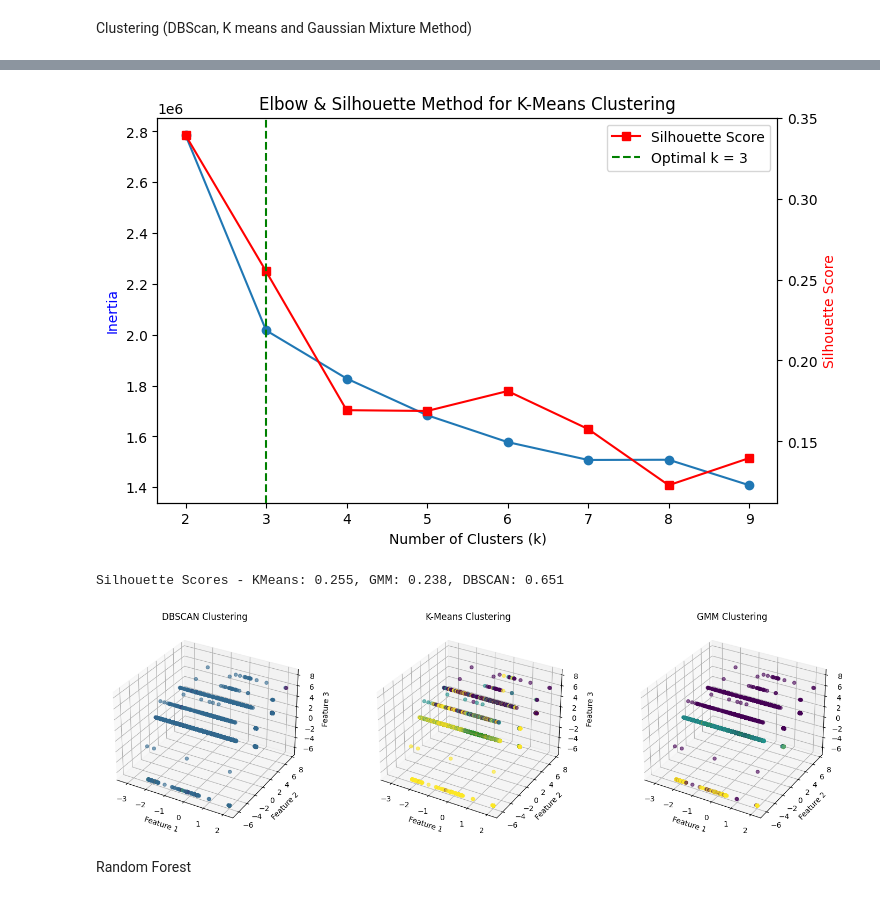
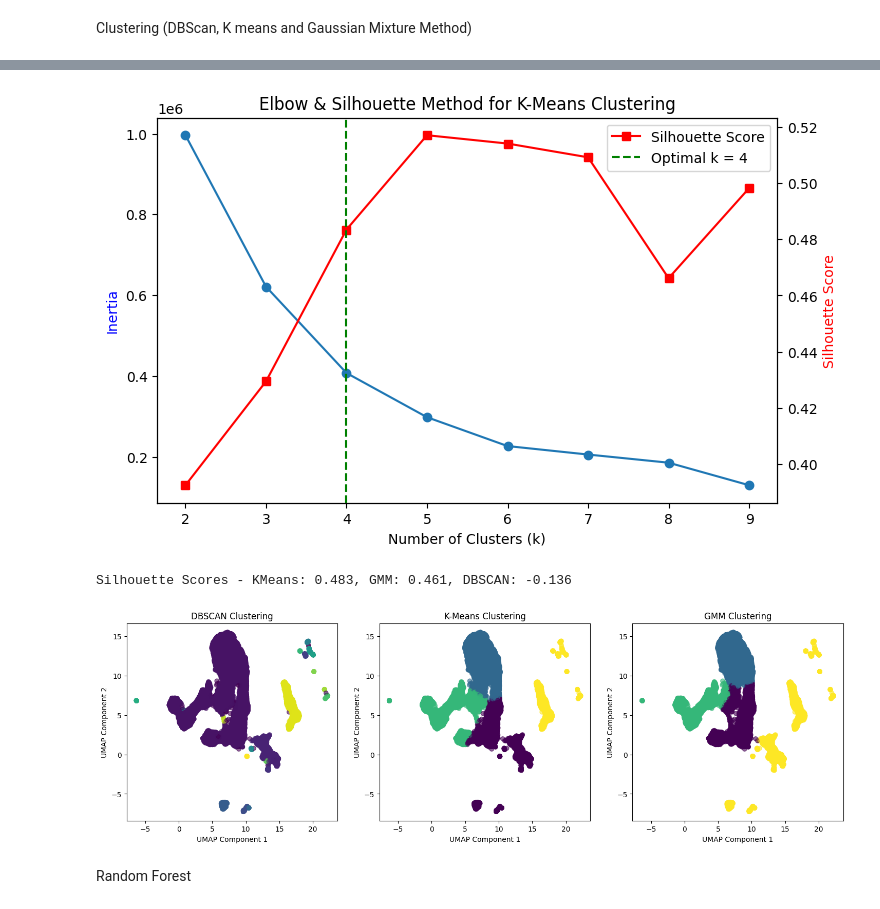
Before and after one commit to Chloy02/Photometric_Redshift_Estimation, a Jupyter notebook: Data_processing_and_model/DB_new.ipynb, the cells around one changed output, grey strips where cells are left out. Cells and saved outputs as stored; diff of their text form; code cells hidden in the pictures.

Commit message:
Updated clustering and Regression code block as per umap changes

```diff
--- a/Data_processing_and_model/DB_new.ipynb
+++ b/Data_processing_and_model/DB_new.ipynb
@@ -72,13 +78,14 @@ from sklearn.cluster import DBSCAN, KMeans
 from sklearn.mixture import GaussianMixture
 from sklearn.neighbors import NearestNeighbors
 from sklearn.metrics import silhouette_score
-
+import matplotlib.pyplot as plt
+import numpy as np
 
 # ---- STEP 6: DETERMINE OPTIMAL DBSCAN EPS ----
 k = 5  # Typically, min_samples value
 nearest_neighbors = NearestNeighbors(n_neighbors=k)
-nearest_neighbors.fit(df_transformed)
-distances, indices = nearest_neighbors.kneighbors(df_transformed)
+nearest_neighbors.fit(X_umap)
+distances, indices = nearest_neighbors.kneighbors(X_umap)
 
 # Sort distances to find the "knee" point
 distances = np.sort(distances[:, -1])  # Last column gives the kth distance
@@ -90,32 +97,27 @@ print(f"Optimal eps for DBSCAN: {optimal_eps:.3f}")
 
 # ---- STEP 6A: APPLY DBSCAN CLUSTERING WITH OPTIMAL EPS ----
 dbscan = DBSCAN(eps=optimal_eps, min_samples=k, metric='euclidean')
-cluster_labels_dbscan = dbscan.fit_predict(df_transformed)
+cluster_labels_dbscan = dbscan.fit_predict(X_umap)
 df_clean.loc[:, 'cluster_dbscan'] = cluster_labels_dbscan
 
 # ---- STEP 6B: APPLY K-MEANS & GMM ----
-# Determine the optimal number of clusters using the Elbow Method
 inertia = []
 silhouette_scores = []
 k_range = range(2, 10)
 
 for k in k_range:
     kmeans = KMeans(n_clusters=k, random_state=42, n_init='auto')
-    labels = kmeans.fit_predict(df_transformed)
+    labels = kmeans.fit_predict(X_umap)
     inertia.append(kmeans.inertia_)
-
-    # Compute silhouette score
-    score = silhouette_score(df_transformed, labels)
+    score = silhouette_score(X_umap, labels)
     silhouette_scores.append(score)
 
-# Find the optimal k using the "knee" method
 knee_locator = KneeLocator(k_range, inertia, curve="convex", direction="decreasing")
 optimal_k = knee_locator.elbow
 print(f"Optimal k for K-Means/GMM: {optimal_k}")
 
-# Plot the Elbow Curve with silhouette scores
+# Plot Elbow & Silhouette Scores
 fig, ax1 = plt.subplots(figsize=(8, 5))
-
 ax1.plot(k_range, inertia, marker='o', label='Inertia')
 ax1.set_xlabel('Number of Clusters (k)')
 ax1.set_ylabel('Inertia', color='blue')
@@ -131,46 +133,40 @@ plt.show()
 
 # Apply K-Means with the optimal k
 kmeans = KMeans(n_clusters=optimal_k, random_state=42, n_init='auto')
-df_clean.loc[:, 'cluster_kmeans'] = kmeans.fit_predict(df_transformed)
+df_clean.loc[:, 'cluster_kmeans'] = kmeans.fit_predict(X_umap)
 
 # Apply Gaussian Mixture Model (GMM)
 gmm = GaussianMixture(n_components=optimal_k, random_state=42)
-df_clean.loc[:, 'cluster_gmm'] = gmm.fit_predict(df_transformed)
+df_clean.loc[:, 'cluster_gmm'] = gmm.fit_predict(X_umap)
 
 # ---- STEP 7: COMPUTE SILHOUETTE SCORES ----
-silhouette_kmeans = silhouette_score(df_transformed, df_clean['cluster_kmeans'])
-silhouette_gmm = silhouette_score(df_transformed, df_clean['cluster_gmm'])
-silhouette_dbscan = silhouette_score(df_transformed[df_clean['cluster_dbscan'] != -1],
-                                     df_clean['cluster_dbscan'][df_clean['cluster_dbscan'] != -1])  # Ignore noise points (-1)
+silhouette_kmeans = silhouette_score(X_umap, df_clean['cluster_kmeans'])
+silhouette_gmm = silhouette_score(X_umap, df_clean['cluster_gmm'])
+silhouette_dbscan = silhouette_score(X_umap[df_clean['cluster_dbscan'] != -1],
+                                     df_clean['cluster_dbscan'][df_clean['cluster_dbscan'] != -1])
 
 print(f"Silhouette Scores - KMeans: {silhouette_kmeans:.3f}, GMM: {silhouette_gmm:.3f}, DBSCAN: {silhouette_dbscan:.3f}")
 
-# ---- STEP 8: VISUALIZE COMPARISON OF CLUSTERING METHODS (3D PLOTS) ----
-fig = plt.figure(figsize=(18, 5))
+# ---- STEP 8: VISUALIZE CLUSTERING METHODS (2D PLOTS) ----
+fig, ax = plt.subplots(1, 3, figsize=(18, 5))
 
-# DBSCAN 3D Plot
-ax1 = fig.add_subplot(131, projection='3d')
-ax1.scatter(df_transformed[:, 0], df_transformed[:, 1], df_transformed[:, 2], c=cluster_labels_dbscan, cmap='viridis', alpha=0.6)
-ax1.set_title("DBSCAN Clustering")
-ax1.set_xlabel("Feature 1")
-ax1.set_ylabel("Feature 2")
-ax1.set_zlabel("Feature 3")
+# DBSCAN 2D Plot
+ax[0].scatter(X_umap[:, 0], X_umap[:, 1], c=cluster_labels_dbscan, cmap='viridis', alpha=0.6)
+ax[0].set_title("DBSCAN Clustering")
+ax[0].set_xlabel("UMAP Component 1")
+ax[0].set_ylabel("UMAP Component 2")
 
-# K-Means 3D Plot
-ax2 = fig.add_subplot(132, projection='3d')
-ax2.scatter(df_transformed[:, 0], df_transformed[:, 1], df_transformed[:, 2], c=df_clean['cluster_kmeans'], cmap='viridis', alpha=0.6)
-ax2.set_title("K-Means Clustering")
-ax2.set_xlabel("Feature 1")
-ax2.set_ylabel("Feature 2")
-ax2.set_zlabel("Feature 3")
+# K-Means 2D Plot
+ax[1].scatter(X_umap[:, 0], X_umap[:, 1], c=df_clean['cluster_kmeans'], cmap='viridis', alpha=0.6)
+ax[1].set_title("K-Means Clustering")
+ax[1].set_xlabel("UMAP Component 1")
+ax[1].set_ylabel("UMAP Component 2")
 
-# GMM 3D Plot
-ax3 = fig.add_subplot(133, projection='3d')
-ax3.scatter(df_transformed[:, 0], df_transformed[:, 1], df_transformed[:, 2], c=df_clean['cluster_gmm'], cmap='viridis', alpha=0.6)
-ax3.set_title("GMM Clustering")
-ax3.set_xlabel("Feature 1")
-ax3.set_ylabel("Feature 2")
-ax3.set_zlabel("Feature 3")
+# GMM 2D Plot
+ax[2].scatter(X_umap[:, 0], X_umap[:, 1], c=df_clean['cluster_gmm'], cmap='viridis', alpha=0.6)
+ax[2].set_title("GMM Clustering")
+ax[2].set_xlabel("UMAP Component 1")
+ax[2].set_ylabel("UMAP Component 2")
 
 plt.show()
 # %% [output]
@@ -179,6 +175,6 @@ Optimal k for K-Means/GMM: 3
-[figure, old version]
+[figure, new version]
-Silhouette Scores - KMeans: 0.255, GMM: 0.238, DBSCAN: 0.651
+Silhouette Scores - KMeans: 0.483, GMM: 0.461, DBSCAN: -0.136
-[figure, old version]
+[figure, new version]
 # %% [markdown]
 Random Forest
 # %%
```
Also changed, not shown: parts of 4 cells of this notebook.
